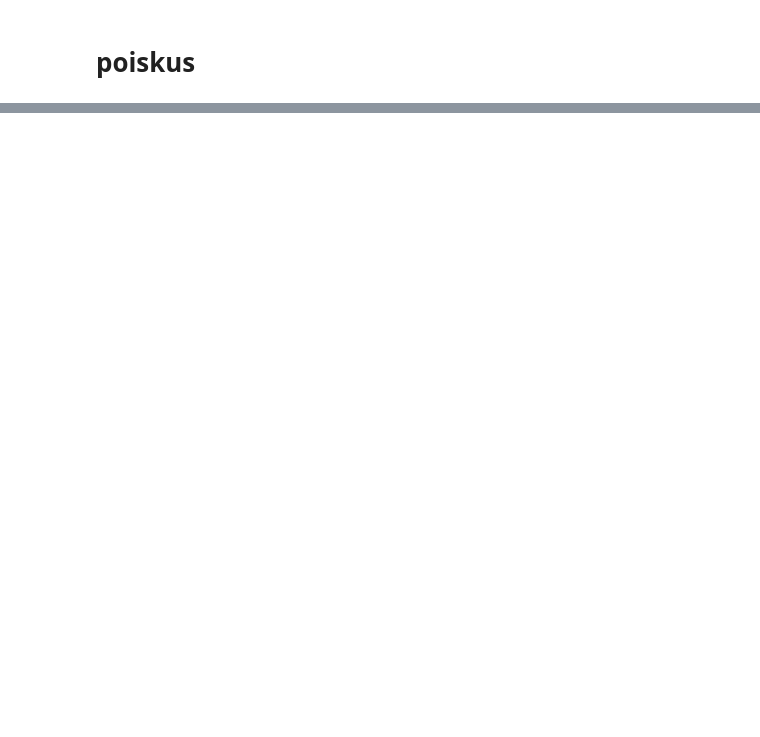
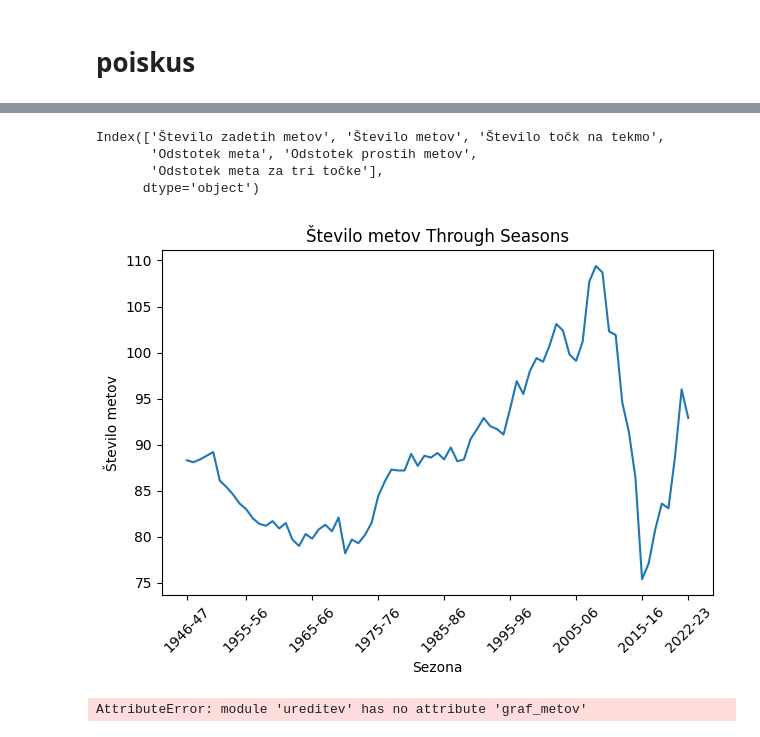
Before and after one commit to alkohasko/AnalizaNBA, a Jupyter notebook: analiza_podatkov.ipynb, the cells around one changed output, grey strips where cells are left out. Saved outputs shown, nothing was run; the diff lists cells and outputs as text; code cells hidden in the pictures; blank space fills up the shorter version.

```diff
--- a/analiza_podatkov.ipynb
+++ b/analiza_podatkov.ipynb
@@ -38,0 +26,28 @@ pd.read_csv("C:/FAKS/UVP/AnalizaNBA-projektna/obdelani_podatki_MVP/sezone.csv",
+# %%
+sezone.columns
+# %% [output]
+Index(['Število zadetih metov', 'Število metov', 'Število točk na tekmo',
+       'Odstotek meta', 'Odstotek prostih metov',
+       'Odstotek meta za tri točke'],
+      dtype='object')
+# %%
+x = sezone.index.tolist()
+x.reverse()
+y = sezone["Število metov"]
+
+plt.plot(x, y)
+plt.xlabel("Sezona")
+plt.ylabel("Število metov")
+plt.title("Število metov Through Seasons")
+
+xticks_indices = [0] + list(range(9, len(x), 10)) + [len(x) - 1]
+plt.xticks([x[i] for i in xticks_indices], rotation=45)
+
+plt.tight_layout()
+plt.show()
+# %% [output]
+[figure, added]
+# %%
+ureditev.graf_metov()
+# %% [output]
+AttributeError: module 'ureditev' has no attribute 'graf_metov'
```
Also changed, not shown: parts of 4 cells of this notebook, 1 other file.
